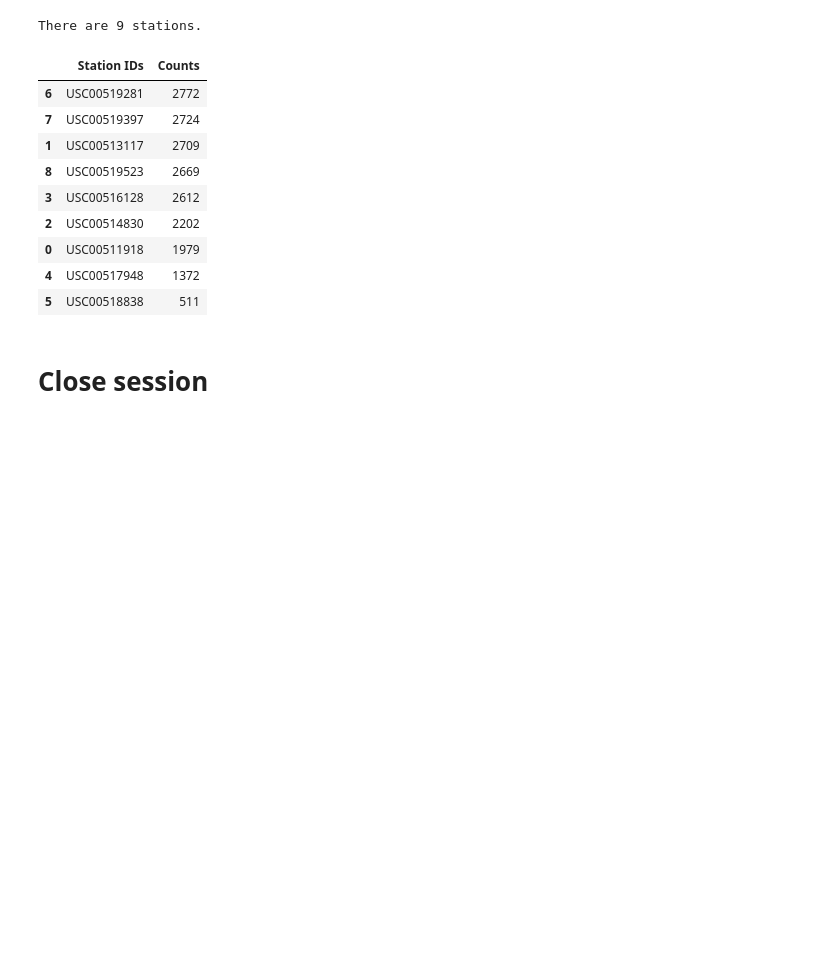
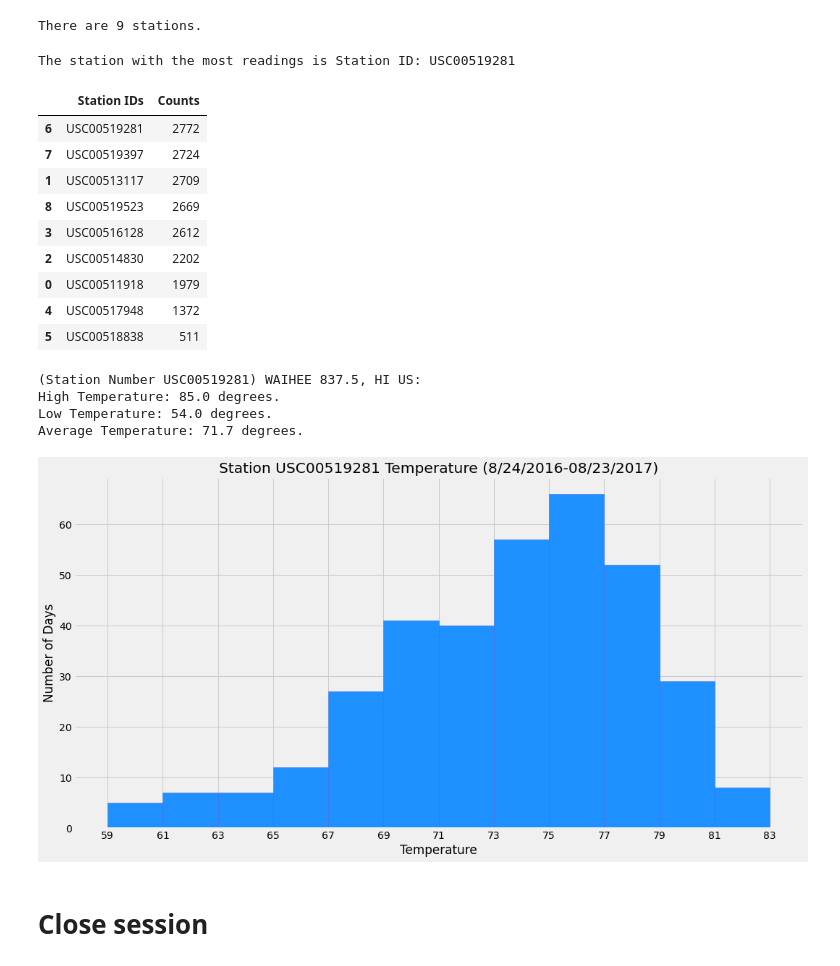
Before and after one commit to jacobdv/surfs-up, a Jupyter notebook: surfs-up.ipynb, the cells around one changed output. Saved outputs shown, nothing was run; the diff lists cells and outputs as text; code cells hidden in the pictures; blank space fills up the shorter version.

Commit message:
Finish analysis. Plot part two results on histogram.

```diff
--- a/surfs-up.ipynb
+++ b/surfs-up.ipynb
@@ -115,11 +116,14 @@ counts = []
 for row in session.query(Measurement.station,func.count(Measurement.station)).group_by(Measurement.station):
     stations.append(row[0])
     counts.append(row[1])
-df = pd.DataFrame()
-df["Station IDs"] = stations
-df["Counts"] = counts
-df.sort_values("Counts",ascending=False)
+stations_df = pd.DataFrame()
+stations_df["Station IDs"] = stations
+stations_df["Counts"] = counts
+stations_df.sort_values("Counts",ascending=False,inplace=True)
+print(f"The station with the most readings is Station ID: {stations_df['Station IDs'][6]}")
+stations_df
 # %% [output]
+The station with the most readings is Station ID: USC00519281
 |  | Station IDs | Counts |
 | 6 | USC00519281 | 2772 |
 | 7 | USC00519397 | 2724 |
@@ -138,3 +137,46 @@ df.sort_values("Counts",ascending=False)
+# %%
+# Using the most active station id from the previous query, calculate the lowest, highest, and average temperature.
+most_active = stations_df['Station IDs'][6]
+ma_temps = []
+for row in session.query(Station.name).filter(Station.station == most_active):
+    station_name = row[0]
+for row in session.query(Measurement.tobs).filter(Measurement.station == most_active):
+    ma_temps.append(row[0])
+print(f"(Station Number {most_active}) {station_name}:")
+print(f"High Temperature: {max(ma_temps)} degrees.")
+print(f"Low Temperature: {min(ma_temps)} degrees.")
+print(f"Average Temperature: {round(st.mean(ma_temps),1)} degrees.")
+# %% [output]
+(Station Number USC00519281) WAIHEE 837.5, HI US:
+High Temperature: 85.0 degrees.
+Low Temperature: 54.0 degrees.
+Average Temperature: 71.7 degrees.
+# %%
+# Using the most active station id
+# Query the last 12 months of temperature observation data for this station and plot the results as a histogram
+ma_dates = []
+ma_temps = []
+for row in session.query(Measurement.date, Measurement.tobs).filter(Measurement.date > date).\
+            filter(Measurement.station == most_active):
+    ma_dates.append(row[0])
+    ma_temps.append(row[1])
+ma = pd.DataFrame()
+ma["Date"] = ma_dates
+ma["Temp."] = ma_temps
+ma.set_index("Date")
+ma.sort_values("Date")
+x = ma["Temp."].tolist()
+plt.figure(figsize=(15,8))
+plt.hist(x,bins=12,fc="dodgerblue",ec='royalblue')
+plt.ylabel("Number of Days")
+plt.xlabel("Temperature")
+plt.xticks([59,61,63,65,67,69,71,73,75,77,79,81,83])
+plt.title(f"Station {most_active} Temperature (8/24/2016-08/23/2017)")
+plt.tight_layout()
+plt.savefig(f"Results/Station_{most_active}_Temperature.png")
+plt.show()
+# %% [output]
+[figure, added]
 # %% [markdown]
 # Close session
 # %%
```
Also changed, not shown: parts of 3 cells of this notebook, 1 other file.
